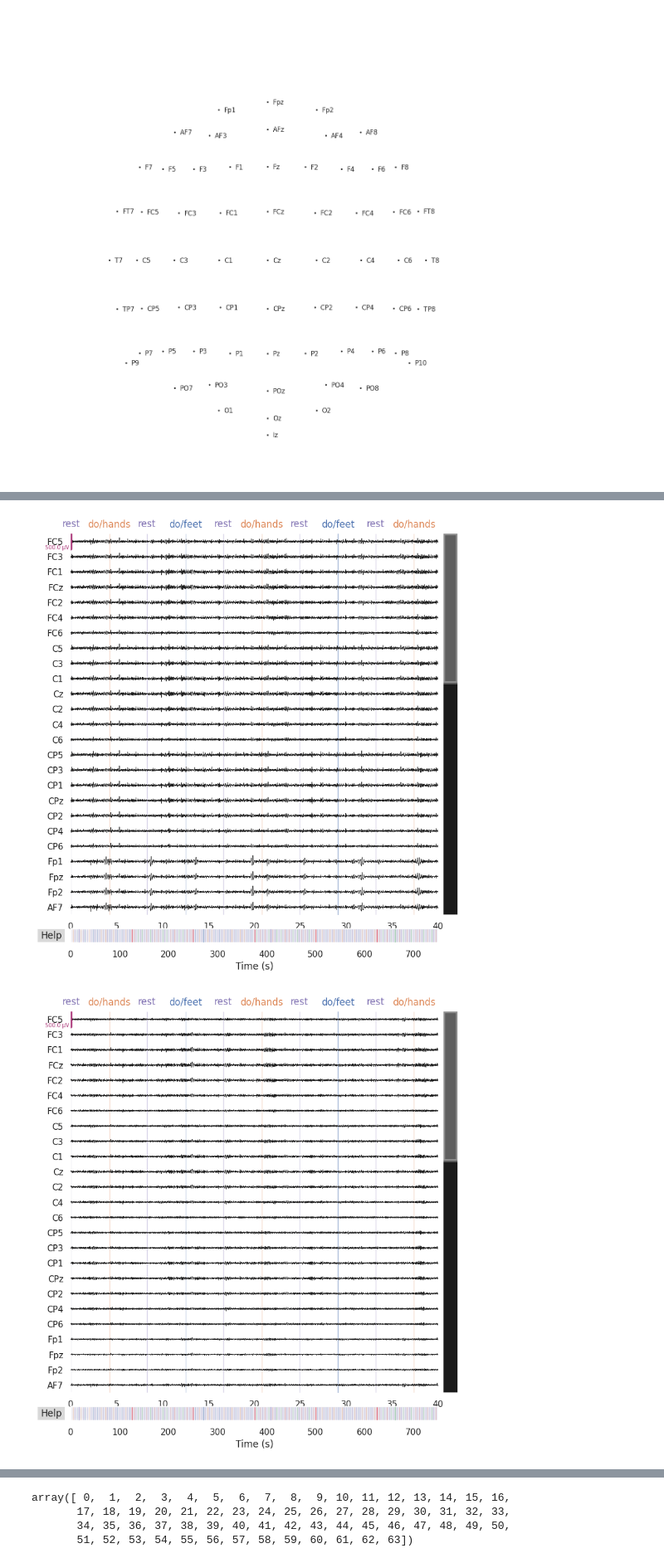
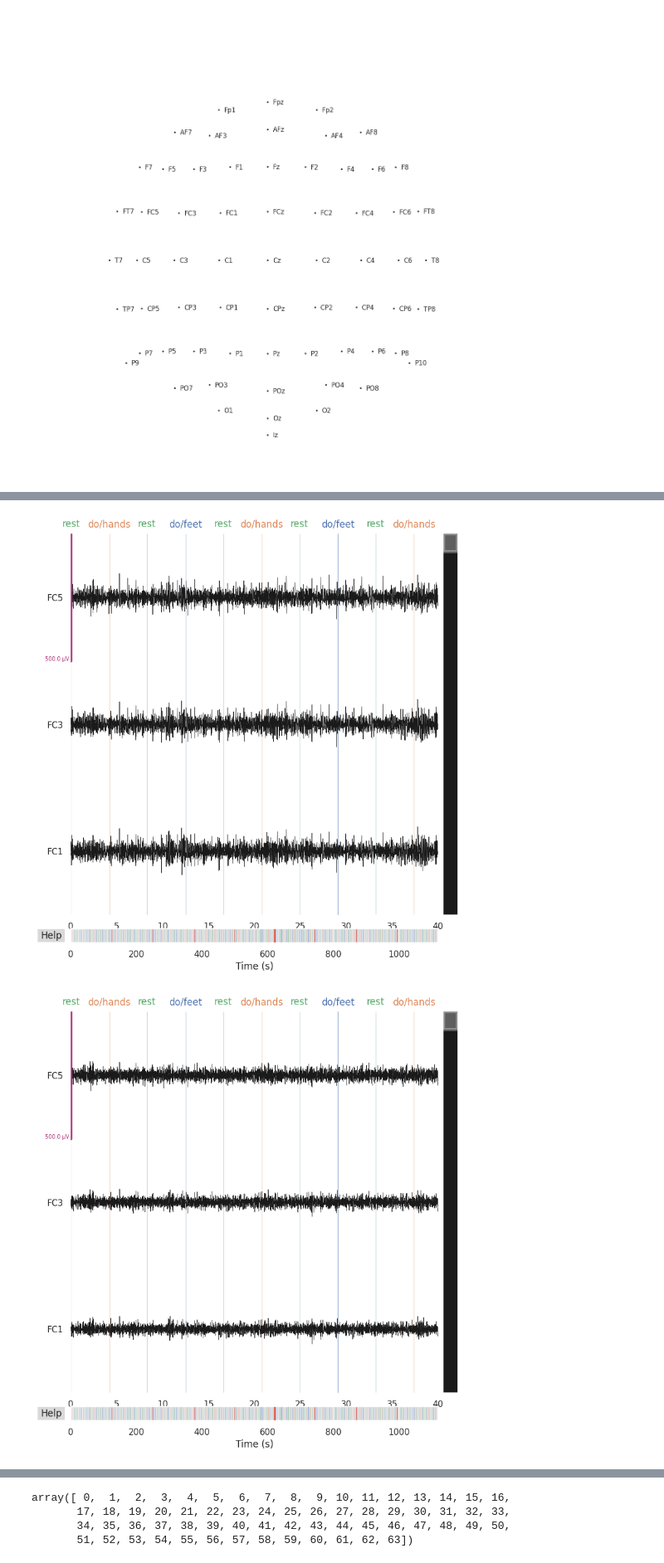
Before and after one commit to diegogerwig/42_vortex, a Jupyter notebook: notebooks/vortex.ipynb, the cells around one changed output, grey strips where cells are left out. Shown at 83% size. Cells and saved outputs as stored; diff of their text form; code cells hidden in the pictures.

```diff
--- a/notebooks/vortex.ipynb
+++ b/notebooks/vortex.ipynb
@@ -98,17 +97,17 @@ No files to delete.
 # %%
-subject = [1] # 1, 4
+subject = [1,2,3] # 1, 4
 run_execution = [5, 9, 13]
-run_imagery = [6, 10, 14]
+# run_imagery = [6, 10, 14]
 
 raw_files = []
 
 for person_number in subject:
-    for i, j in zip(run_execution, run_imagery):
+    for i in run_execution:
         raw_files_execution = [read_raw_edf(f, preload=True, stim_channel='auto') for f in eegbci.load_data(person_number, i)]
-        raw_files_imagery = [read_raw_edf(f, preload=True, stim_channel='auto') for f in eegbci.load_data(person_number, j)]
+        # raw_files_imagery = [read_raw_edf(f, preload=True, stim_channel='auto') for f in eegbci.load_data(person_number, j)]
 
         raw_execution = concatenate_raws(raw_files_execution)
-        raw_imagery = concatenate_raws(raw_files_imagery)
+        # raw_imagery = concatenate_raws(raw_files_imagery)
 
         events, _ = mne.events_from_annotations(raw_execution, event_id=dict(T0=1,T1=2,T2=3))
         mapping = {1:'rest', 2: 'do/feet', 3: 'do/hands'}
@@ -117,15 +116,15 @@ for person_number in subject:
             orig_time=raw_execution.info['meas_date'])
         raw_execution.set_annotations(annot_from_events)
 
-        events, _ = mne.events_from_annotations(raw_imagery, event_id=dict(T0=1,T1=2,T2=3))
-        mapping = {1:'rest', 2: 'imagine/feet', 3: 'imagine/hands'}
-        annot_from_events = mne.annotations_from_events(
-            events=events, event_desc=mapping, sfreq=raw_imagery.info['sfreq'],
-            orig_time=raw_imagery.info['meas_date'])
-        raw_imagery.set_annotations(annot_from_events)
+        # events, _ = mne.events_from_annotations(raw_imagery, event_id=dict(T0=1,T1=2,T2=3))
+        # mapping = {1:'rest', 2: 'imagine/feet', 3: 'imagine/hands'}
+        # annot_from_events = mne.annotations_from_events(
+        #     events=events, event_desc=mapping, sfreq=raw_imagery.info['sfreq'],
+        #     orig_time=raw_imagery.info['meas_date'])
+        # raw_imagery.set_annotations(annot_from_events)
 
 
         raw_files.append(raw_execution)
-        raw_files.append(raw_imagery)
+        # raw_files.append(raw_imagery)
 # %% [output]
 Downloading file 'S001/S001R05.edf' from 'https://physionet.org/files/eegmmidb/1.0.0/S001/S001R05.edf' to '/home/dgerwig-/OneDrive/_code_42/42_Cursus_Outer_Core/vortex/42_vortex/data/raw/files/MNE-eeg ...
@@ -275,8 +280,8 @@ raw_fastica = run_ica(raw, 'fastica')
 # %%
-raw.plot(n_channels=25, start=0, duration=40,scalings=dict(eeg=250e-6))
-raw_fastica.plot(n_channels=25, start=0, duration=40,scalings=dict(eeg=250e-6))
+raw.plot(n_channels=3, start=0, duration=40,scalings=dict(eeg=250e-6))
+raw_fastica.plot(n_channels=3, start=0, duration=40,scalings=dict(eeg=250e-6))
 plt.show()
 # %% [output]
-[figure, old version]
+[figure, new version]
-[figure, old version]
+[figure, new version]
 # %%
```
Also changed, not shown: parts of 32 cells of this notebook.
